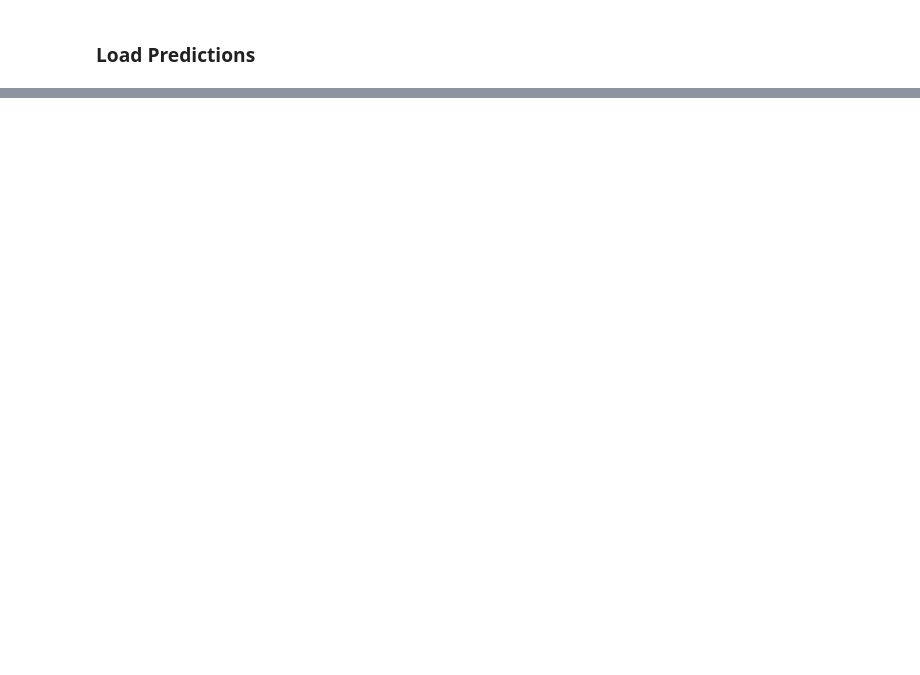
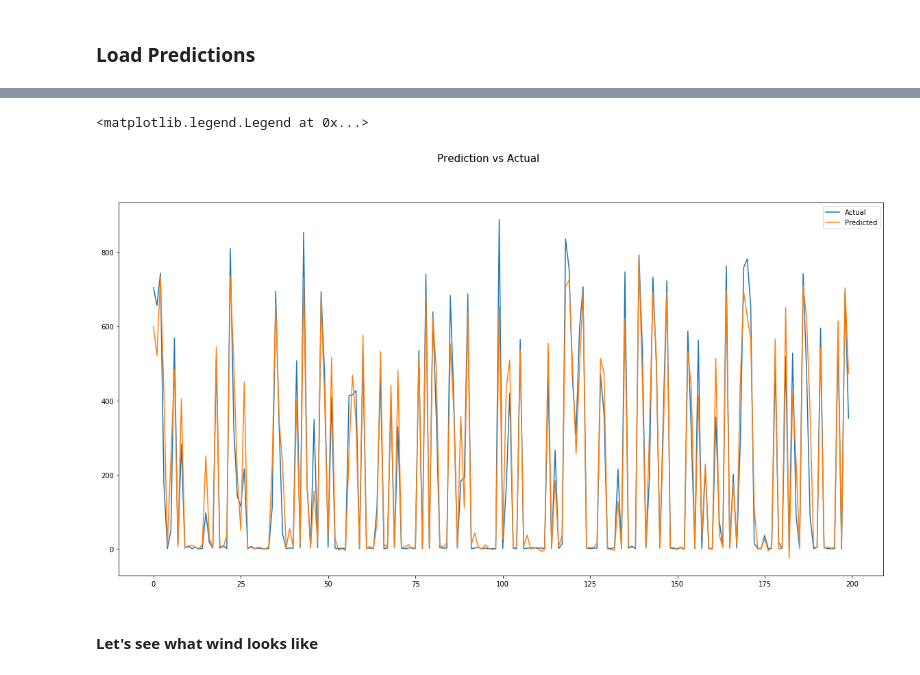
Before and after one commit to amy-wang/thesis2, a Jupyter notebook: data/Prediction vs Forecasts.ipynb, the cells around one changed output, grey strips where cells are left out. Cells and saved outputs as stored; diff of their text form; code cells hidden in the pictures; blank space fills up the shorter version.

```diff
--- a/data/Prediction vs Forecasts.ipynb
+++ b/data/Prediction vs Forecasts.ipynb
@@ -297,0 +271,3 @@ plt.legend()
+# %%
+actual_gen = pd.read_csv('actual_gen.csv')
+actual_gen = actual_gen.loc[actual_gen['fuel_type'].isin(['Solar'])]
@@ -297,0 +281,21 @@ plt.legend()
+# %%
+combined = actual_gen.merge(solar_pred, how='inner', left_index=True, right_index=True)
+# %%
+actual = combined[['mw']]
+predicted = combined[['solar']]
+
+actual['count'] = np.arange(len(actual))
+predicted['count'] = np.arange(len(predicted))
+# %%
+actual_100 = actual.head(200)
+predicted_100 = predicted.head(200)
+plt.figure(figsize=(20,10))
+plt.suptitle('Prediction vs Actual', fontsize=15)
+plt.plot(actual_100['count'], actual_100['mw'], label='Actual')
+plt.plot(predicted_100['count'], predicted_100['solar'], label='Predicted')
+plt.legend()
+# %% [output]
+<matplotlib.legend.Legend at 0x...>
+[figure, added]
+# %% [markdown]
+#### Let's see what wind looks like
```
Also changed, not shown: parts of 88 cells of this notebook.
